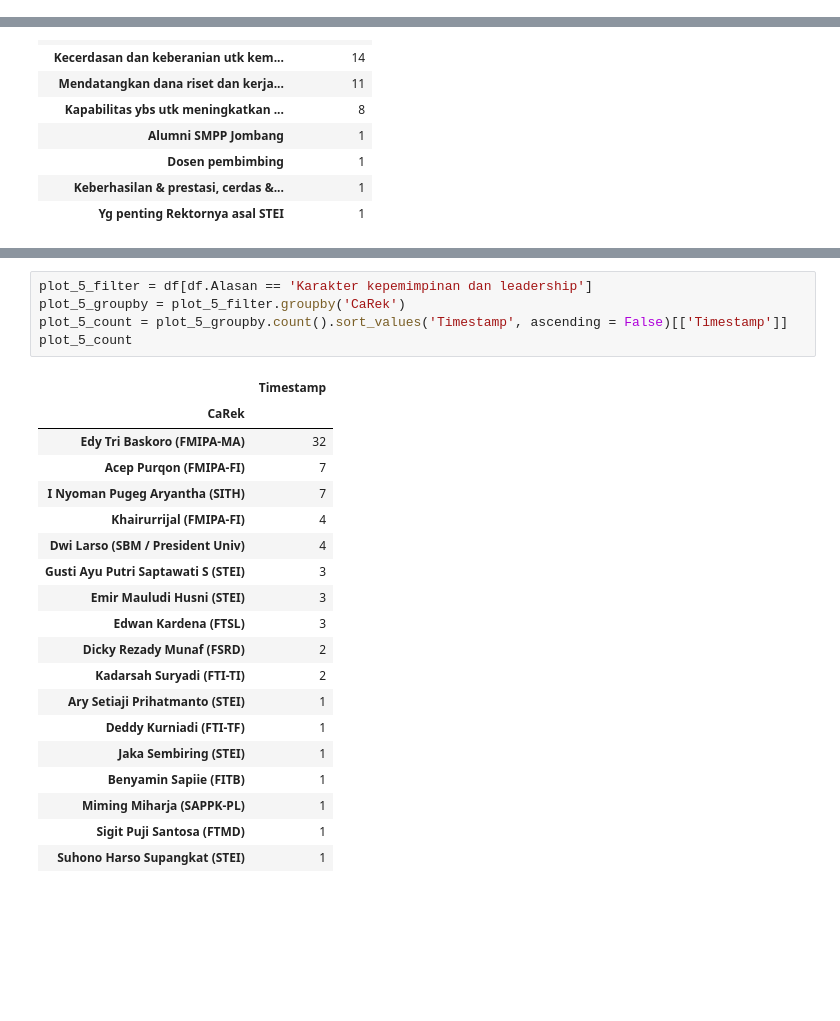
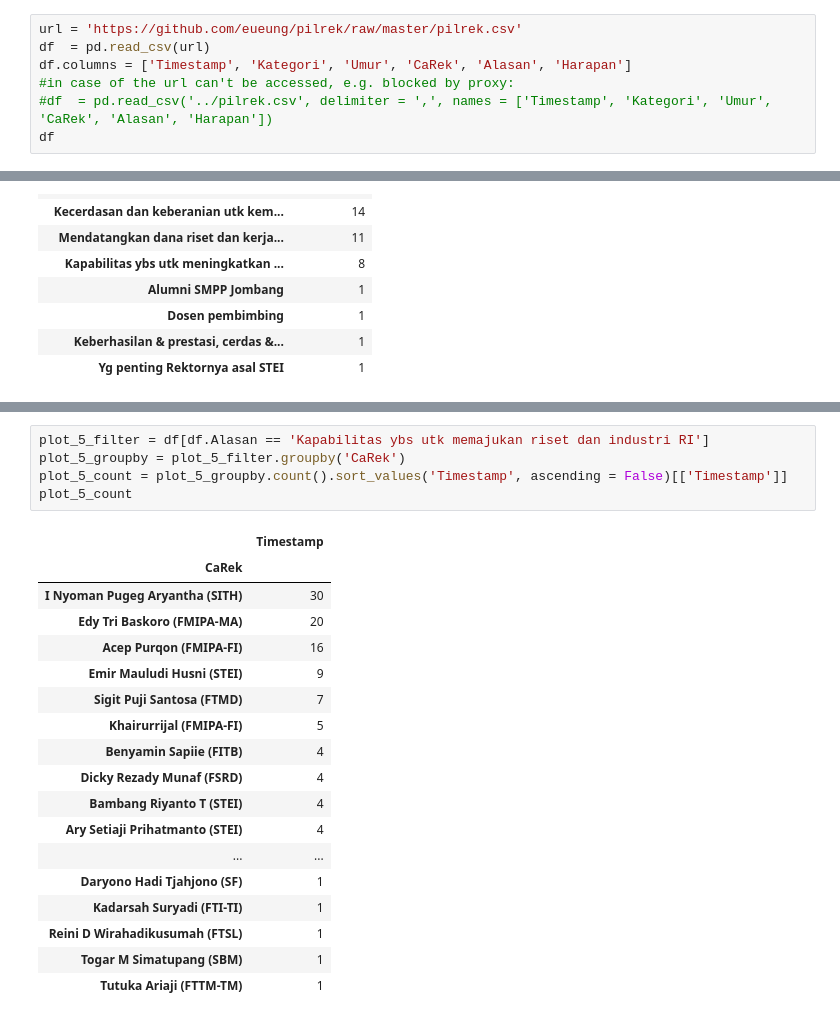
Before and after one commit to eueung/pilrek, a Jupyter notebook: contrib/Karisa_Hafizh_Visualisasi data pilrek.ipynb, the cells around one changed output, grey strips where cells are left out. Drawn from its saved outputs; the diff is of its cells as text; blank space fills up the shorter version.

```diff
--- a/contrib/Karisa_Hafizh_Visualisasi data pilrek.ipynb
+++ b/contrib/Karisa_Hafizh_Visualisasi data pilrek.ipynb
@@ -26,0 +5,7 @@ df
+# %%
+url = 'https://github.com/eueung/pilrek/raw/master/pilrek.csv'
+df  = pd.read_csv(url)
+df.columns = ['Timestamp', 'Kategori', 'Umur', 'CaRek', 'Alasan', 'Harapan']
+#in case of the url can't be accessed, e.g. blocked by proxy:
+#df  = pd.read_csv('../pilrek.csv', delimiter = ',', names = ['Timestamp', 'Kategori', 'Umur', 'CaRek', 'Alasan', 'Harapan'])
+df
@@ -163,28 +174,27 @@ Text(0.5, 1.0, 'Alasan Mahasiswa dalam Memilih CaRek')
 # %%
-plot_5_filter = df[df.Alasan == 'Karakter kepemimpinan dan leadership']
+plot_5_filter = df[df.Alasan == 'Kapabilitas ybs utk memajukan riset dan industri RI']
 plot_5_groupby = plot_5_filter.groupby('CaRek')
 plot_5_count = plot_5_groupby.count().sort_values('Timestamp', ascending = False)[['Timestamp']]
 plot_5_count
 # %% [output]
 |  | Timestamp |
 | CaRek |  |
-| Edy Tri Baskoro (FMIPA-MA) | 32 |
-| Acep Purqon (FMIPA-FI) | 7 |
-| I Nyoman Pugeg Aryantha (SITH) | 7 |
-| Khairurrijal (FMIPA-FI) | 4 |
-| Dwi Larso (SBM / President Univ) | 4 |
-| Gusti Ayu Putri Saptawati S (STEI) | 3 |
-| Emir Mauludi Husni (STEI) | 3 |
-| Edwan Kardena (FTSL) | 3 |
-| Dicky Rezady Munaf (FSRD) | 2 |
-| Kadarsah Suryadi (FTI-TI) | 2 |
-| Ary Setiaji Prihatmanto (STEI) | 1 |
-| Deddy Kurniadi (FTI-TF) | 1 |
-| Jaka Sembiring (STEI) | 1 |
-| Benyamin Sapiie (FITB) | 1 |
-| Miming Miharja (SAPPK-PL) | 1 |
-| Sigit Puji Santosa (FTMD) | 1 |
-| Suhono Harso Supangkat (STEI) | 1 |
+| I Nyoman Pugeg Aryantha (SITH) | 30 |
+| Edy Tri Baskoro (FMIPA-MA) | 20 |
+| Acep Purqon (FMIPA-FI) | 16 |
+| Emir Mauludi Husni (STEI) | 9 |
+| Sigit Puji Santosa (FTMD) | 7 |
+| Khairurrijal (FMIPA-FI) | 5 |
+| Benyamin Sapiie (FITB) | 4 |
+| Dicky Rezady Munaf (FSRD) | 4 |
+| Bambang Riyanto T (STEI) | 4 |
+| Ary Setiaji Prihatmanto (STEI) | 4 |
+| ... | ... |
+| Daryono Hadi Tjahjono (SF) | 1 |
+| Kadarsah Suryadi (FTI-TI) | 1 |
+| Reini D Wirahadikusumah (FTSL) | 1 |
+| Togar M Simatupang (SBM) | 1 |
+| Tutuka Ariaji (FTTM-TM) | 1 |
 # %%
 plot_5 = plot_5_count.plot(kind='bar')
 plot_5.set_xlabel('')
```
Also changed, not shown: parts of 10 cells of this notebook.
